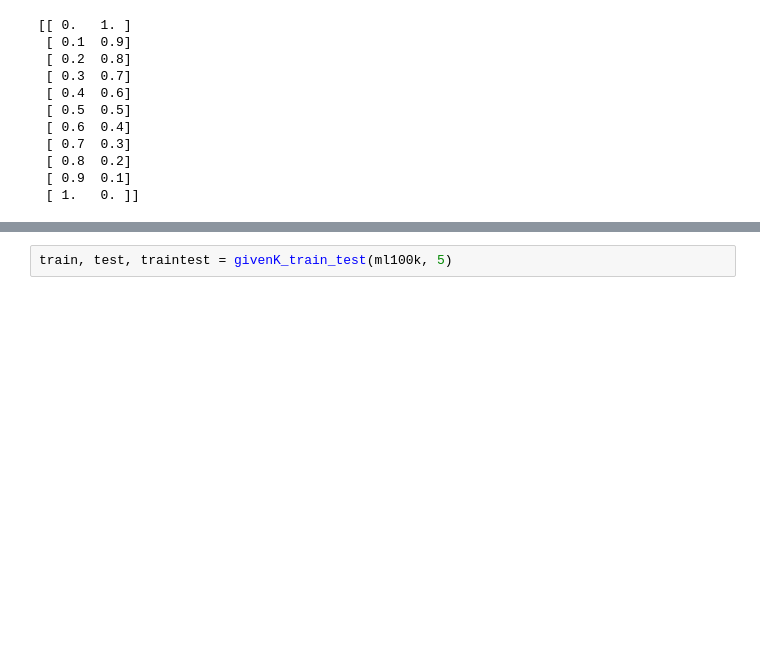
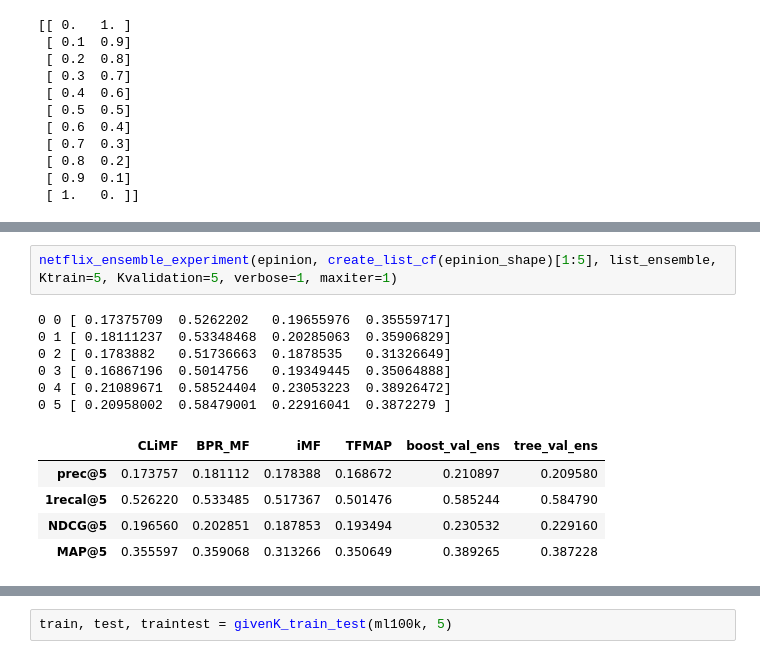
Before and after one commit to egorkudr1/diploma, a Jupyter notebook: rank_experiments.ipynb, the cells around one changed output, grey strips where cells are left out. Saved outputs shown, nothing was run; the diff lists cells and outputs as text; blank space fills up the shorter version.

```diff
--- a/rank_experiments.ipynb
+++ b/rank_experiments.ipynb
@@ -625,0 +595,14 @@ netflix_ensemble_experiment(ml100k, create_list_cf(ml100k_shape)[1:5], list_ense
+# %%
+netflix_ensemble_experiment(epinion, create_list_cf(epinion_shape)[1:5], list_ensemble, Ktrain=5, Kvalidation=5, verbose=1, maxiter=1)
+# %% [output]
+0 0 [ 0.17375709  0.5262202   0.19655976  0.35559717]
+0 1 [ 0.18111237  0.53348468  0.20285063  0.35906829]
+0 2 [ 0.1783882   0.51736663  0.1878535   0.31326649]
+0 3 [ 0.16867196  0.5014756   0.19349445  0.35064888]
+0 4 [ 0.21089671  0.58524404  0.23053223  0.38926472]
+0 5 [ 0.20958002  0.58479001  0.22916041  0.3872279 ]
+|  | CLiMF | BPR_MF | iMF | TFMAP | boost_val_ens | tree_val_ens |
+| prec@5 | 0.173757 | 0.181112 | 0.178388 | 0.168672 | 0.210897 | 0.209580 |
+| 1recal@5 | 0.526220 | 0.533485 | 0.517367 | 0.501476 | 0.585244 | 0.584790 |
+| NDCG@5 | 0.196560 | 0.202851 | 0.187853 | 0.193494 | 0.230532 | 0.229160 |
+| MAP@5 | 0.355597 | 0.359068 | 0.313266 | 0.350649 | 0.389265 | 0.387228 |
```
Also changed, not shown: parts of 22 cells of this notebook, 1 other file.
